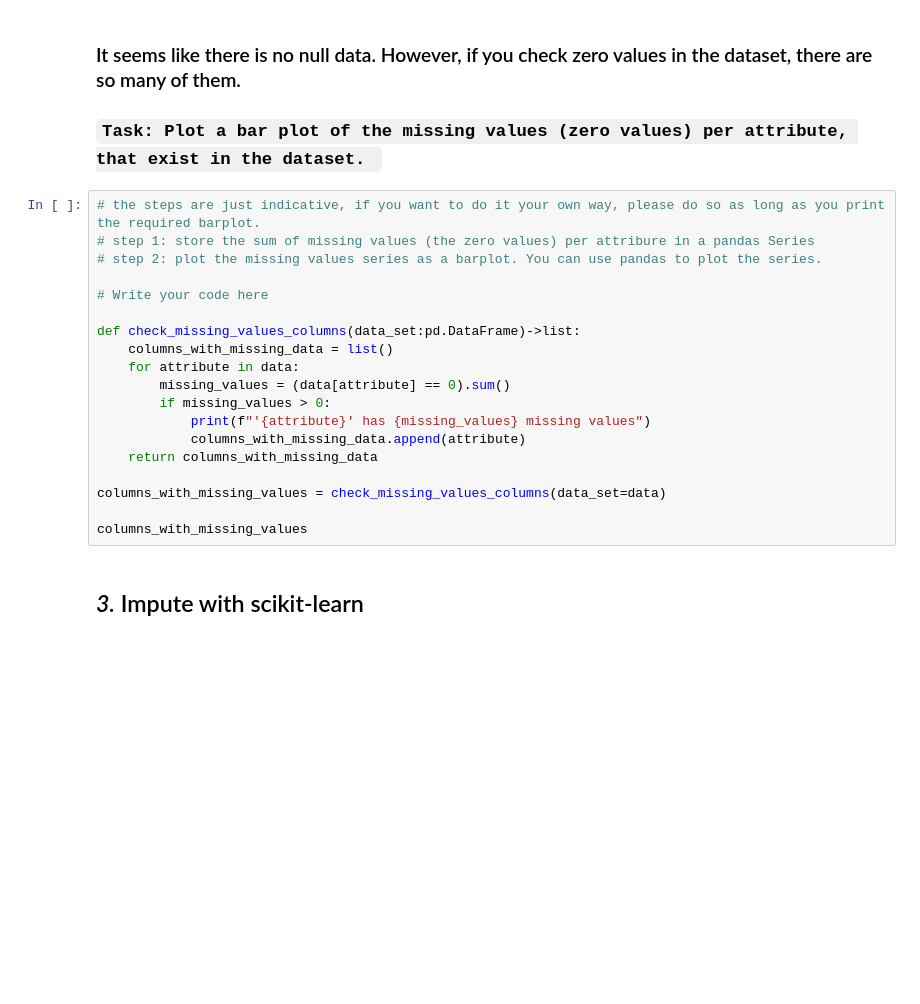
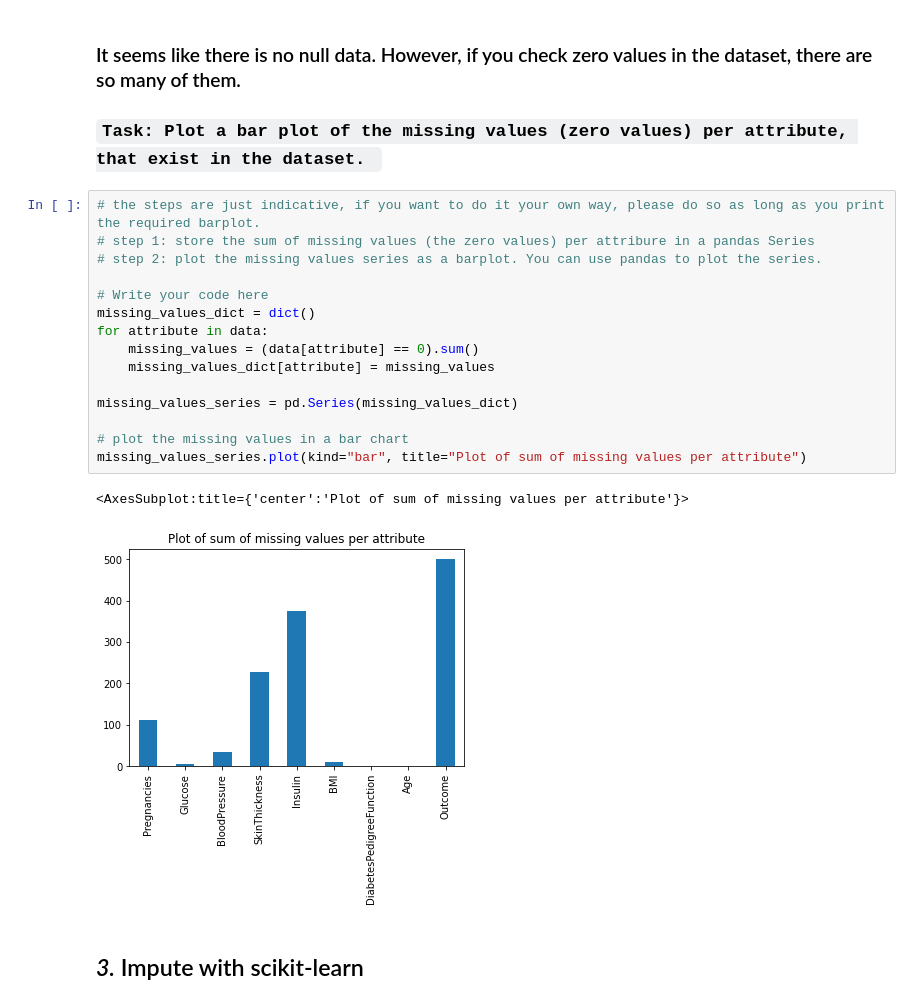
Before and after one commit to blongho/DAMI-HT2021, a Jupyter notebook: HW1/HW1_Instructions.ipynb, the cells around one changed output. Cells and saved outputs as stored; diff of their text form; blank space fills up the shorter version.

```diff
--- a/HW1/HW1_Instructions.ipynb
+++ b/HW1/HW1_Instructions.ipynb
@@ -105,22 +127,21 @@ data.info()
 # %%
 # the steps are just indicative, if you want to do it your own way, please do so as long as you print the required barplot.
 # step 1: store the sum of missing values (the zero values) per attribure in a pandas Series
 # step 2: plot the missing values series as a barplot. You can use pandas to plot the series.
 
 # Write your code here
+missing_values_dict = dict()
+for attribute in data:
+    missing_values = (data[attribute] == 0).sum()
+    missing_values_dict[attribute] = missing_values
 
-def check_missing_values_columns(data_set:pd.DataFrame)->list:
-    columns_with_missing_data = list()
-    for attribute in data:
-        missing_values = (data[attribute] == 0).sum()
-        if missing_values > 0:
-            print(f"'{attribute}' has {missing_values} missing values")
-            columns_with_missing_data.append(attribute)
-    return columns_with_missing_data
+missing_values_series = pd.Series(missing_values_dict)
 
-columns_with_missing_values = check_missing_values_columns(data_set=data)
-
-columns_with_missing_values
+# plot the missing values in a bar chart
+missing_values_series.plot(kind="bar", title="Plot of sum of missing values per attribute")
+# %% [output]
+<AxesSubplot:title={'center':'Plot of sum of missing values per attribute'}>
+[figure, added]
 # %% [markdown]
 ## *3.* Impute with scikit-learn
 # %% [markdown]
```
Also changed, not shown: parts of 13 cells of this notebook.
